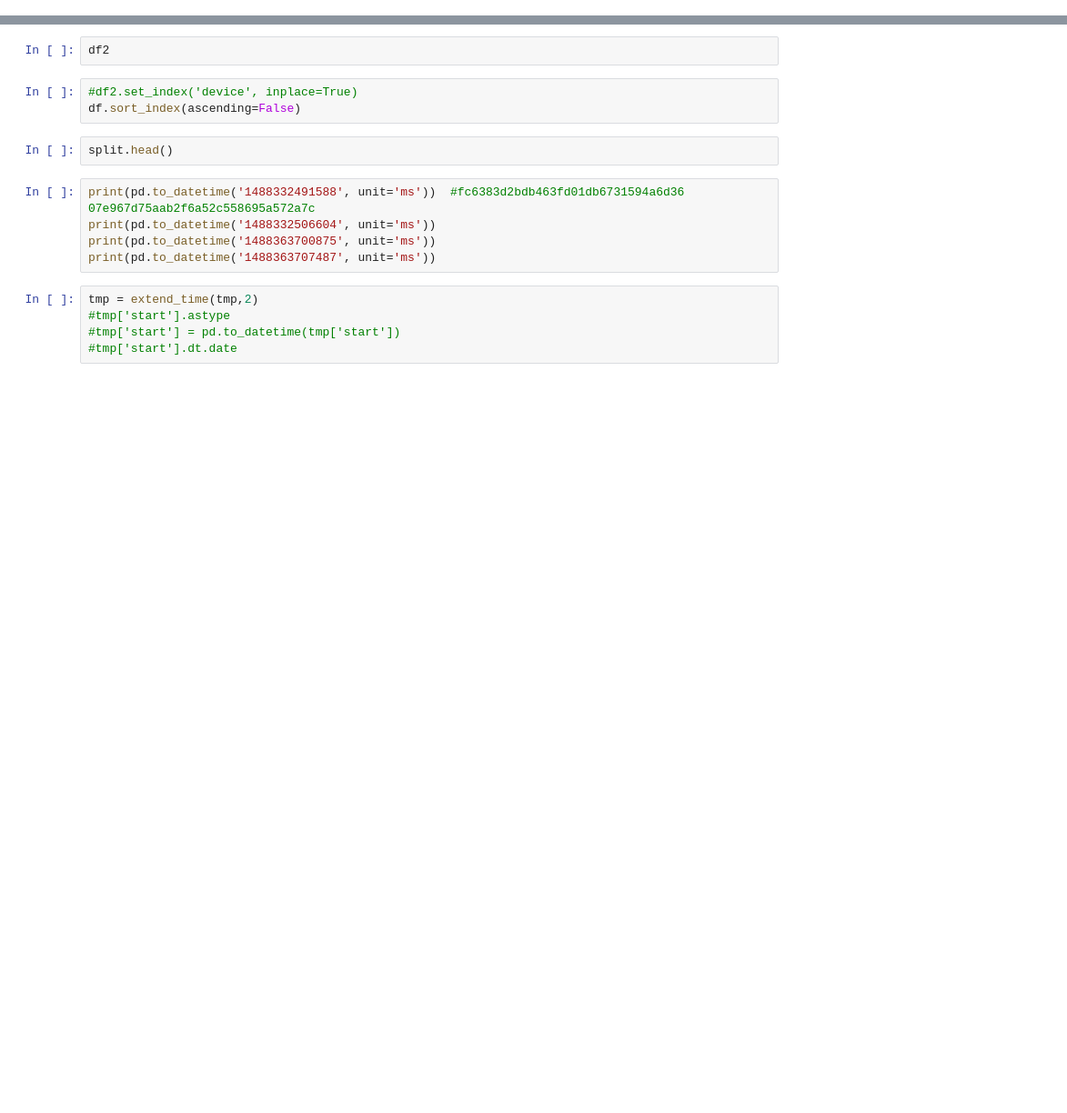
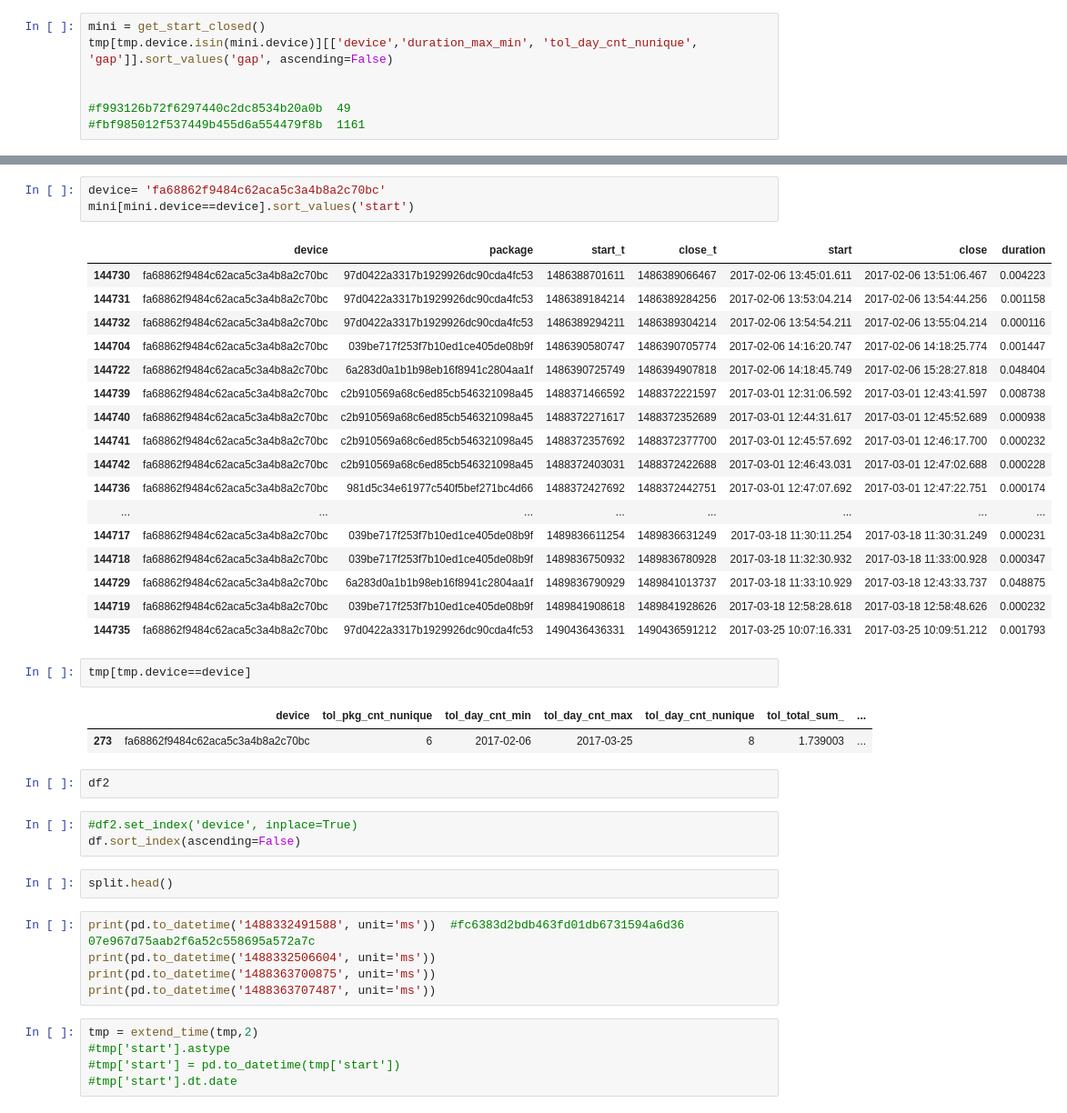
Before and after one commit to Flyfoxs/tinymind_sex_age, a Jupyter notebook: analysis.ipynb, the cells around one changed output, grey strips where cells are left out. Shown at 91% size. Cells and saved outputs as stored; diff of their text form; blank space fills up the shorter version.

```diff
--- a/analysis.ipynb
+++ b/analysis.ipynb
@@ -22,0 +121,7 @@ print(len(df_all.columns.unique()))
+# %%
+mini = get_start_closed()
+tmp[tmp.device.isin(mini.device)][['device','duration_max_min', 'tol_day_cnt_nunique', 'gap']].sort_values('gap', ascending=False)
+
+
+#f993126b72f6297440c2dc8534b20a0b  49
+#fbf985012f537449b455d6a554479f8b  1161
@@ -23,3 +177,29 @@ print(len(df_all.columns.unique()))
+# %%
+device= 'fa68862f9484c62aca5c3a4b8a2c70bc'
+mini[mini.device==device].sort_values('start')
+# %% [output]
+|  | device | package | start_t | close_t | start | close | duration |
+| 144730 | fa68862f9484c62aca5c3a4b8a2c70bc | 97d0422a3317b1929926dc90cda4fc53 | 1486388701611 | 1486389066467 | 2017-02-06 13:45:01.611 | 2017-02-06 13:51:06.467 | 0.004223 |
+| 144731 | fa68862f9484c62aca5c3a4b8a2c70bc | 97d0422a3317b1929926dc90cda4fc53 | 1486389184214 | 1486389284256 | 2017-02-06 13:53:04.214 | 2017-02-06 13:54:44.256 | 0.001158 |
+| 144732 | fa68862f9484c62aca5c3a4b8a2c70bc | 97d0422a3317b1929926dc90cda4fc53 | 1486389294211 | 1486389304214 | 2017-02-06 13:54:54.211 | 2017-02-06 13:55:04.214 | 0.000116 |
+| 144704 | fa68862f9484c62aca5c3a4b8a2c70bc | 039be717f253f7b10ed1ce405de08b9f | 1486390580747 | 1486390705774 | 2017-02-06 14:16:20.747 | 2017-02-06 14:18:25.774 | 0.001447 |
+| 144722 | fa68862f9484c62aca5c3a4b8a2c70bc | 6a283d0a1b1b98eb16f8941c2804aa1f | 1486390725749 | 1486394907818 | 2017-02-06 14:18:45.749 | 2017-02-06 15:28:27.818 | 0.048404 |
+| 144739 | fa68862f9484c62aca5c3a4b8a2c70bc | c2b910569a68c6ed85cb546321098a45 | 1488371466592 | 1488372221597 | 2017-03-01 12:31:06.592 | 2017-03-01 12:43:41.597 | 0.008738 |
+| 144740 | fa68862f9484c62aca5c3a4b8a2c70bc | c2b910569a68c6ed85cb546321098a45 | 1488372271617 | 1488372352689 | 2017-03-01 12:44:31.617 | 2017-03-01 12:45:52.689 | 0.000938 |
+| 144741 | fa68862f9484c62aca5c3a4b8a2c70bc | c2b910569a68c6ed85cb546321098a45 | 1488372357692 | 1488372377700 | 2017-03-01 12:45:57.692 | 2017-03-01 12:46:17.700 | 0.000232 |
+| 144742 | fa68862f9484c62aca5c3a4b8a2c70bc | c2b910569a68c6ed85cb546321098a45 | 1488372403031 | 1488372422688 | 2017-03-01 12:46:43.031 | 2017-03-01 12:47:02.688 | 0.000228 |
+| 144736 | fa68862f9484c62aca5c3a4b8a2c70bc | 981d5c34e61977c540f5bef271bc4d66 | 1488372427692 | 1488372442751 | 2017-03-01 12:47:07.692 | 2017-03-01 12:47:22.751 | 0.000174 |
+| ... | ... | ... | ... | ... | ... | ... | ... |
+| 144717 | fa68862f9484c62aca5c3a4b8a2c70bc | 039be717f253f7b10ed1ce405de08b9f | 1489836611254 | 1489836631249 | 2017-03-18 11:30:11.254 | 2017-03-18 11:30:31.249 | 0.000231 |
+| 144718 | fa68862f9484c62aca5c3a4b8a2c70bc | 039be717f253f7b10ed1ce405de08b9f | 1489836750932 | 1489836780928 | 2017-03-18 11:32:30.932 | 2017-03-18 11:33:00.928 | 0.000347 |
+| 144729 | fa68862f9484c62aca5c3a4b8a2c70bc | 6a283d0a1b1b98eb16f8941c2804aa1f | 1489836790929 | 1489841013737 | 2017-03-18 11:33:10.929 | 2017-03-18 12:43:33.737 | 0.048875 |
+| 144719 | fa68862f9484c62aca5c3a4b8a2c70bc | 039be717f253f7b10ed1ce405de08b9f | 1489841908618 | 1489841928626 | 2017-03-18 12:58:28.618 | 2017-03-18 12:58:48.626 | 0.000232 |
+| 144735 | fa68862f9484c62aca5c3a4b8a2c70bc | 97d0422a3317b1929926dc90cda4fc53 | 1490436436331 | 1490436591212 | 2017-03-25 10:07:16.331 | 2017-03-25 10:09:51.212 | 0.001793 |
+# %%
+tmp[tmp.device==device]
+# %% [output]
+|  | device | tol_pkg_cnt_nunique | tol_day_cnt_min | tol_day_cnt_max | tol_day_cnt_nunique | tol_total_sum_ | ... |
+| 273 | fa68862f9484c62aca5c3a4b8a2c70bc | 6 | 2017-02-06 | 2017-03-25 | 8 | 1.739003 | ... |
 # %%
 df2
 # %%
```
Also changed, not shown: parts of 15 cells of this notebook, 5 other files.
